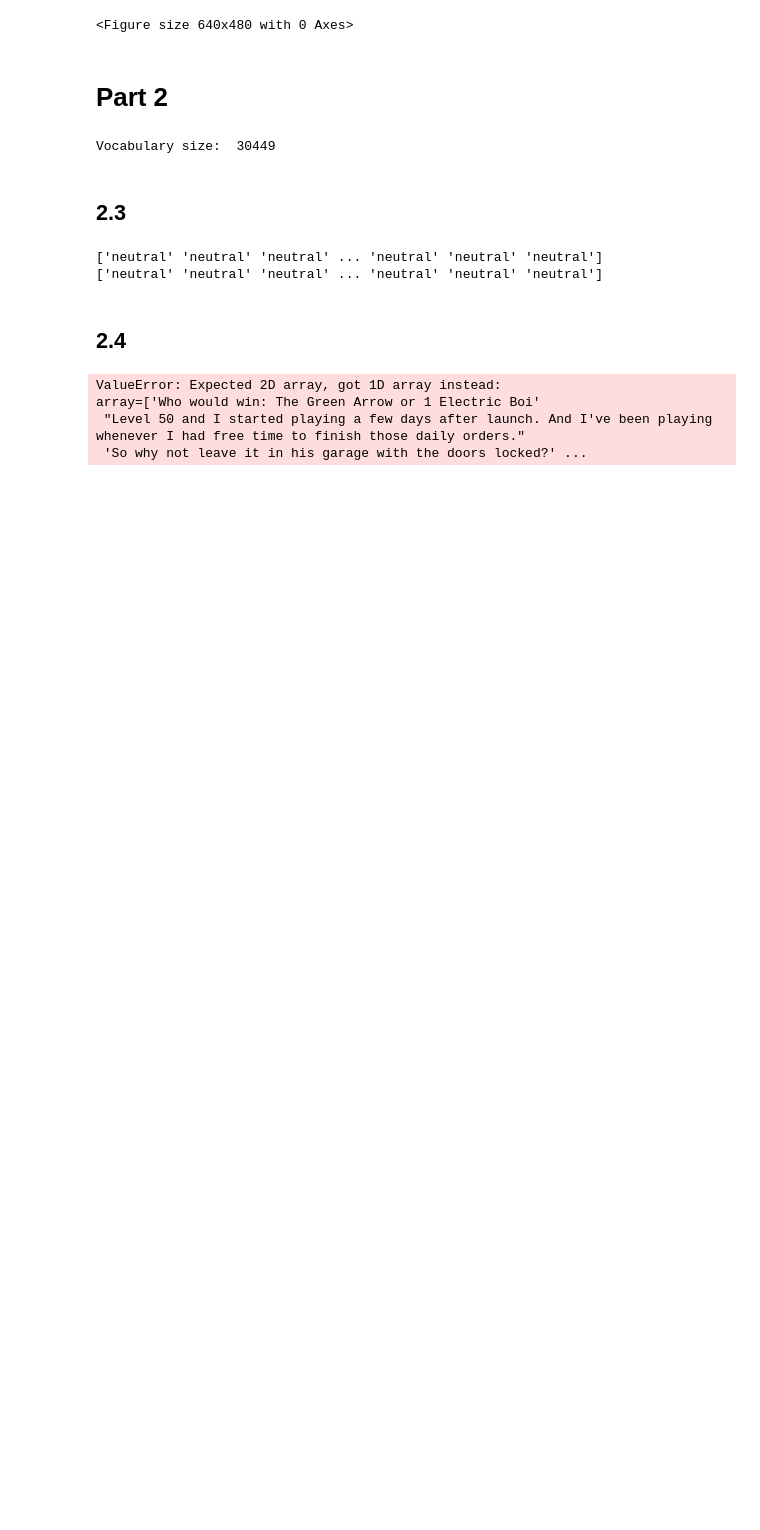
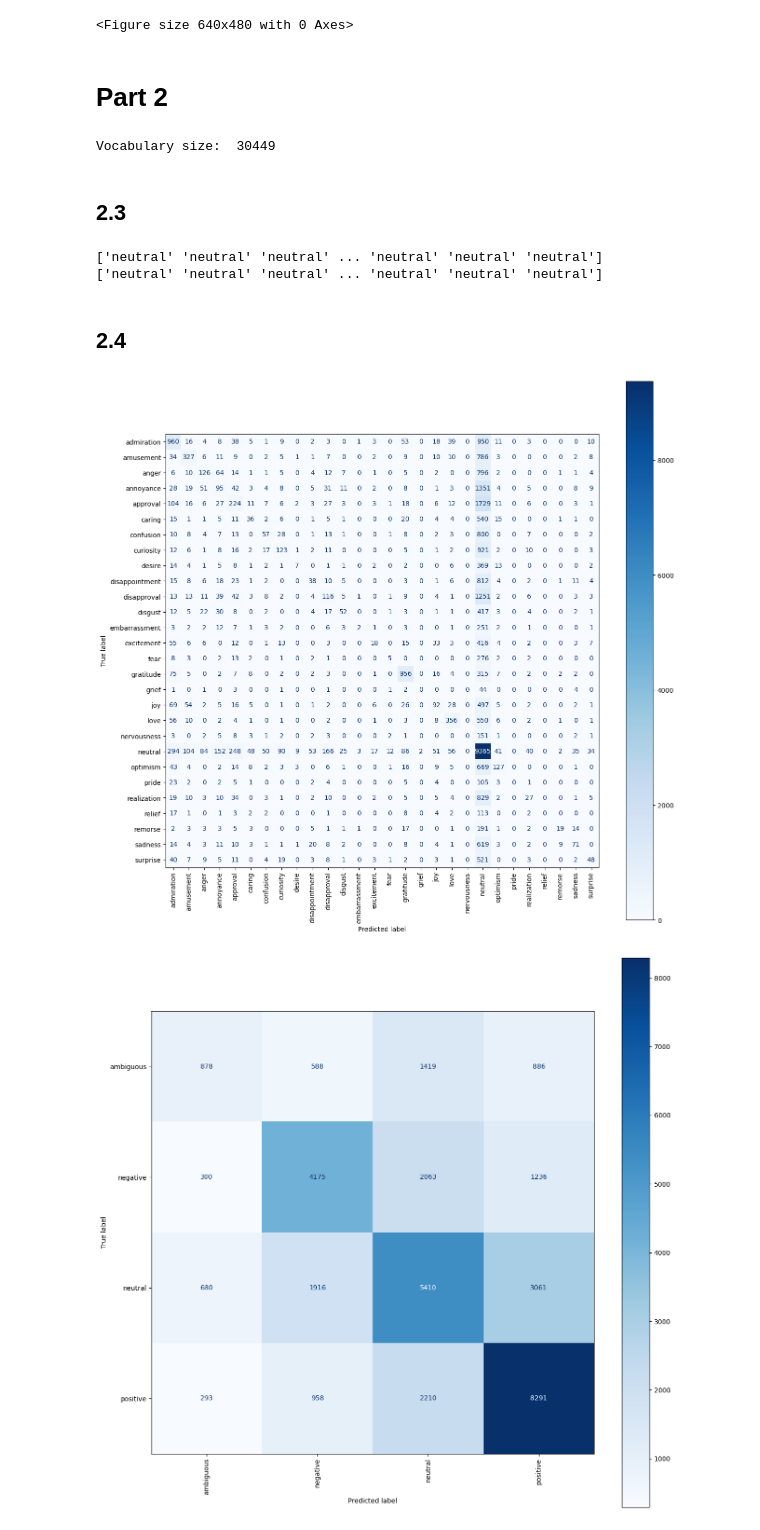
Before and after one commit to Patel-N/COMP472_ShortKings, a Jupyter notebook: MiniProj1/miniProj.ipynb, the cells around one changed output. Drawn from its saved outputs; the diff is of its cells as text; code cells hidden in the pictures; blank space fills up the shorter version.

Commit message:
Generate PDF

```diff
--- a/MiniProj1/miniProj.ipynb
+++ b/MiniProj1/miniProj.ipynb
@@ -208,10 +231,8 @@ def createPrecisionReport(fName, modelName=None, hyperParams=None, emotions_pred
 # https://www.educative.io/answers/how-to-create-a-confusion-matrix-in-python-using-scikit-learn
 # %%
 #BaseMNB
-generateConfusionMatrix(emotions_baseMNB_classifier, comments_test, emotions_test)
-# createPrecisionReport("baseMNB", modelName = "base_MultinomialNB", hyperParams=mlp_params, emotions_pred = emotions_baseMNB_pred, sentiments_pred = sentiments_baseMNB_pred, emotions_classifier = emotions_baseMNB_classifier, sentiments_classifier = sentiments_baseMNB_classifier)
+# generateConfusionMatrix(emotions_baseMNB_classifier, emotions_test, emotions_baseMNB_pred)
+createPrecisionReport(modelName = "base_MultinomialNB", hyperParams=mlp_params, emotions_pred = emotions_baseMNB_pred, sentiments_pred = sentiments_baseMNB_pred, emotions_classifier = emotions_baseMNB_classifier, sentiments_classifier = sentiments_baseMNB_classifier)
 # %% [output]
-ValueError: Expected 2D array, got 1D array instead:
-array=['Who would win: The Green Arrow or 1 Electric Boi'
- "Level 50 and I started playing a few days after launch. And I've been playing whenever I had free time to finish those daily orders."
- 'So why not leave it in his garage with the doors locked?' ...
+[figure, added]
+[figure, added]
```
Also changed, not shown: parts of 2 cells of this notebook, 15 other files.
